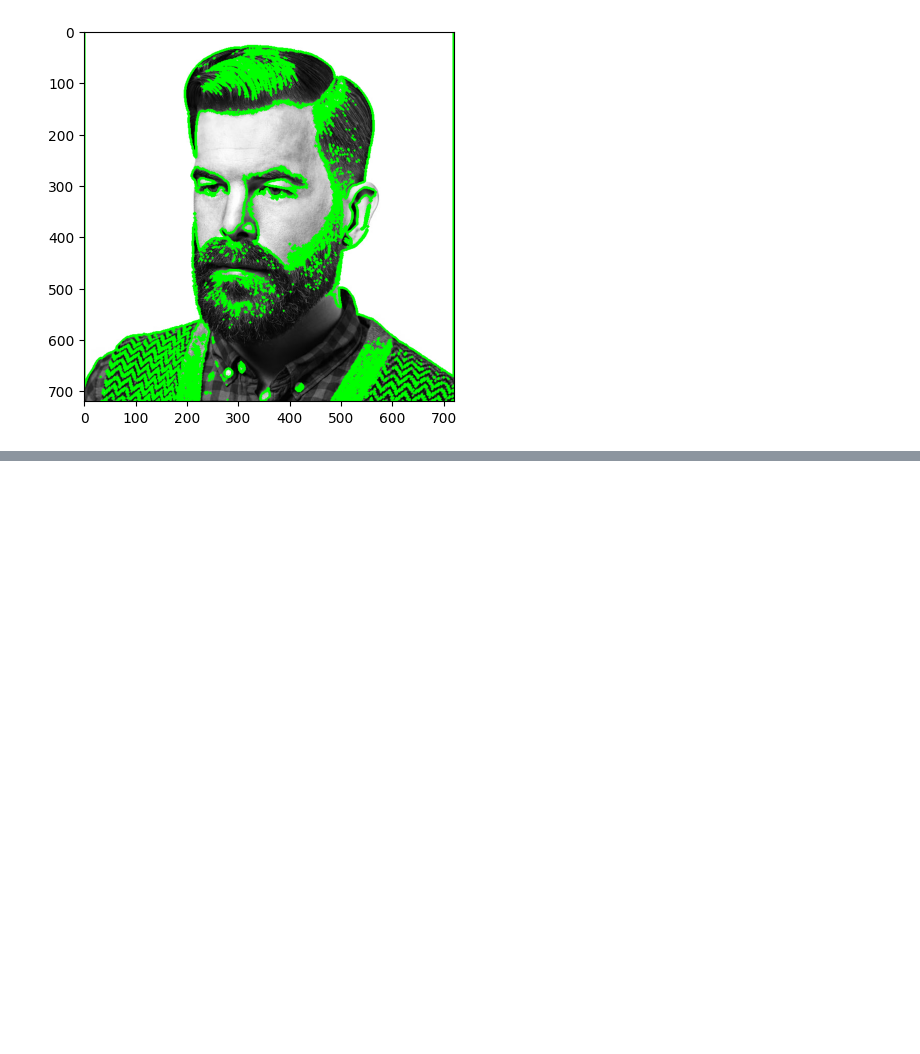
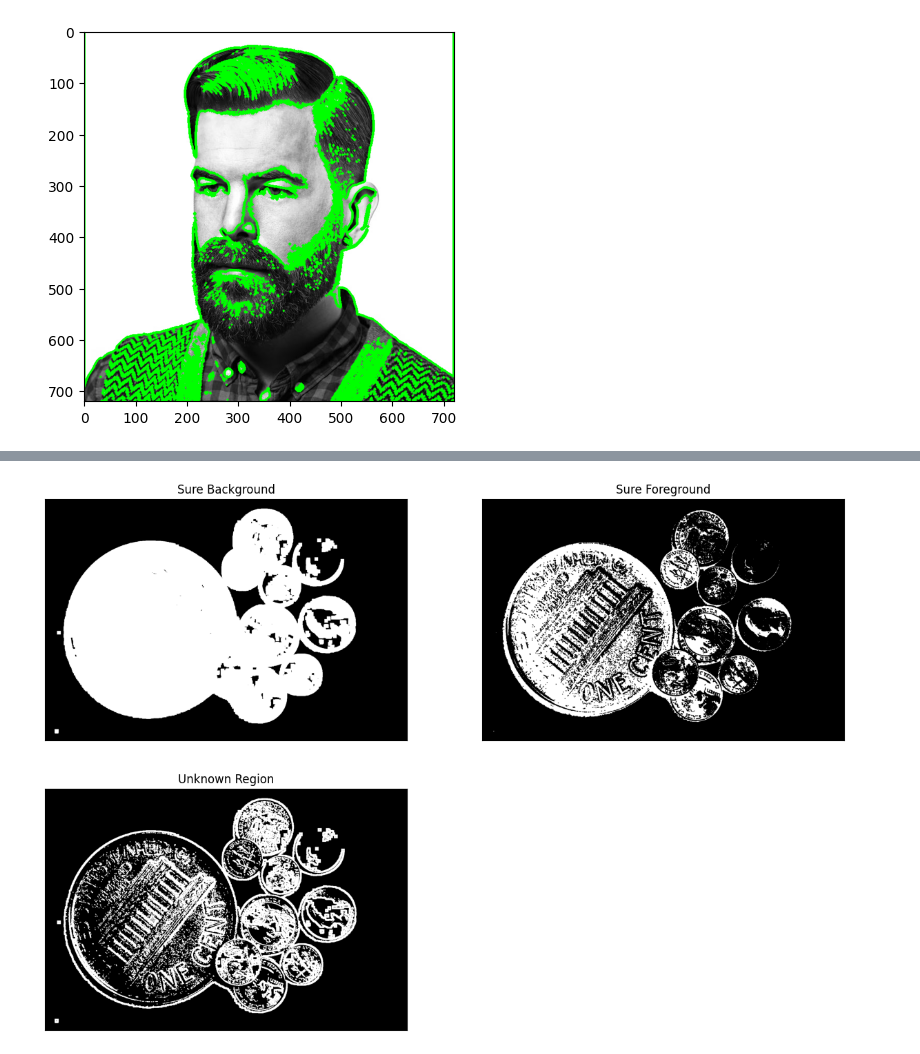
Before and after one commit to Minhdd1413/Image_Processing, a Jupyter notebook: Week5.ipynb, the cells around one changed output, grey strips where cells are left out. Cells and saved outputs as stored; diff of their text form; code cells hidden in the pictures; blank space fills up the shorter version.

```diff
--- a/Week5.ipynb
+++ b/Week5.ipynb
@@ -19,0 +37,28 @@ plt.imshow(img)
+# %%
+# noise removal using gaussian blur
+kernel = np.ones((3,3), np.uint8)
+opening = cv2.morphologyEx(thresh, cv2.MORPH_OPEN, kernel, iterations=1)
+
+# sure background area
+sure_bg = cv2.dilate(opening,kernel,iterations=6)
+
+# Finding sure foreground area
+dist_transform = cv2.distanceTransform(opening,cv2.DIST_L2,3)
+ret, sure_fg = cv2.threshold(dist_transform,0.05*dist_transform.max(),255,0)
+
+# Finding unknown region
+sure_fg = np.uint8(sure_fg)
+unknown = cv2.subtract(sure_bg,sure_fg)
+# %%
+# Plotting the sure background area
+plt.figure(figsize=(15,10))
+
+plt.subplot(221),plt.imshow(sure_bg, cmap = 'gray')
+plt.title('Sure Background'), plt.xticks([]), plt.yticks([])
+plt.subplot(222),plt.imshow(sure_fg, cmap = 'gray')
+plt.title('Sure Foreground'), plt.xticks([]), plt.yticks([])
+plt.subplot(223),plt.imshow(unknown, cmap = 'gray')
+plt.title('Unknown Region'), plt.xticks([]), plt.yticks([])
+plt.show()
+# %% [output]
+[figure, added]
```
Also changed, not shown: parts of 7 cells of this notebook, 1 other file.
